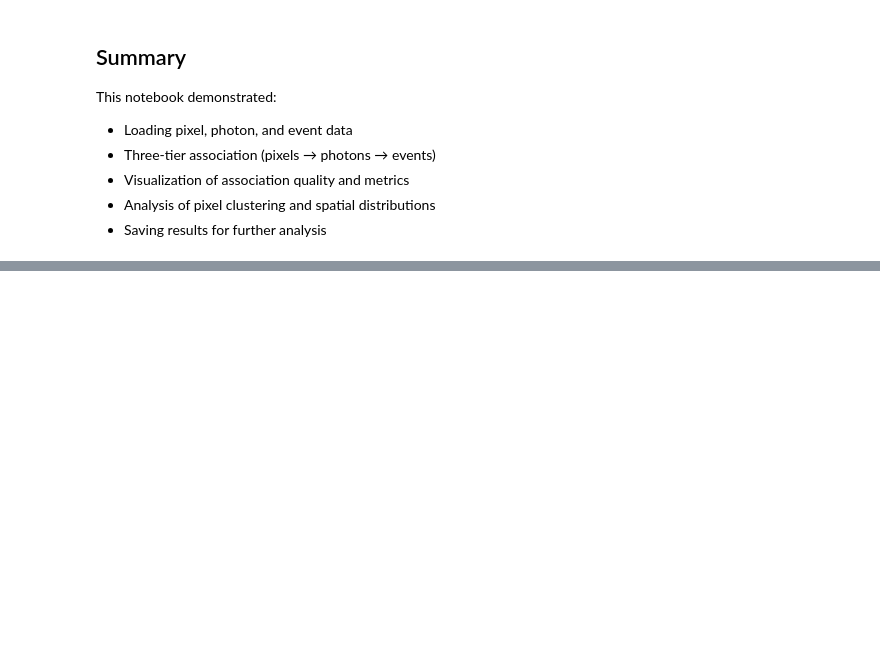
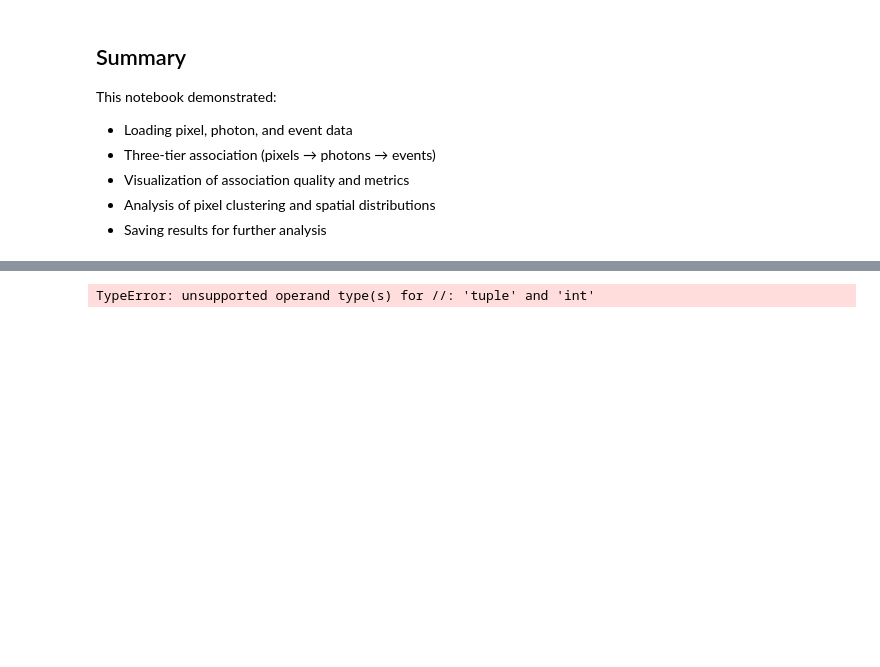
Before and after one commit to TsvikiHirsh/neutron_event_analyzer, a Jupyter notebook: notebooks/pixel_association_demo.ipynb, the cells around one changed output, grey strips where cells are left out. Cells and saved outputs as stored; diff of their text form; code cells hidden in the pictures; blank space fills up the shorter version.

```diff
--- a/notebooks/pixel_association_demo.ipynb
+++ b/notebooks/pixel_association_demo.ipynb
@@ -265,0 +268,2 @@ This notebook demonstrated:
+# %%
+data = vpm.Data("../tests/data/neutrons",end_time=1000)
@@ -265,0 +277,5 @@ This notebook demonstrated:
+# %%
+data.plot(time_bins=(0,100))
+# %% [output]
+TypeError: unsupported operand type(s) for //: 'tuple' and 'int'
+[figure, added]
```
Also changed, not shown: parts of 8 cells of this notebook, 3 other files.
